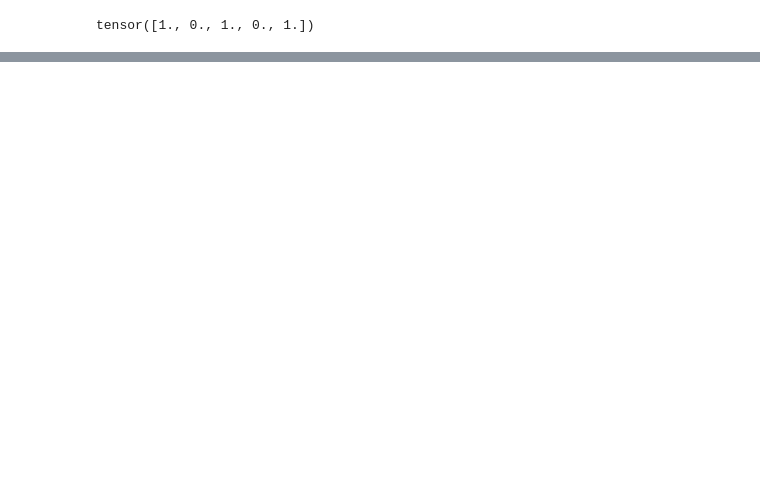
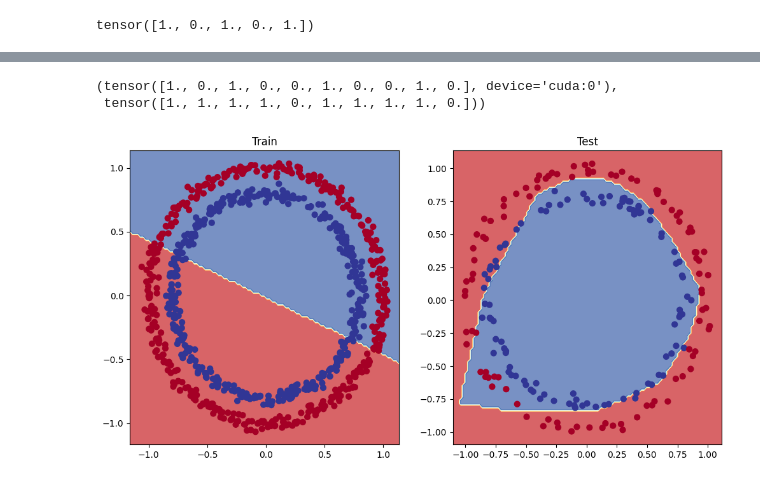
Before and after one commit to Jayasuryan0821-git/Pytorch_FreeCodeCamp, a Jupyter notebook: pytorch_classifier.ipynb, the cells around one changed output, grey strips where cells are left out. Cells and saved outputs as stored; diff of their text form; code cells hidden in the pictures; blank space fills up the shorter version.

```diff
--- a/pytorch_classifier.ipynb
+++ b/pytorch_classifier.ipynb
@@ -241,0 +455,12 @@ Epoch: 90 | Loss: 0.69298, Accuracy: 51.50% | Test loss: 0.69473, Test acc: 45.5
+# %%
+X = torch.from_numpy(X).type(torch.float)
+y = torch.from_numpy(y).type(torch.float)
+
+# Split into train and test sets
+X_train, X_test, y_train, y_test = train_test_split(X,
+                                                    y,
+                                                    test_size=0.2,
+                                                    random_state=42
+)
+
+X_train[:5], y_train[:5]
@@ -241,0 +498,23 @@ Epoch: 90 | Loss: 0.69298, Accuracy: 51.50% | Test loss: 0.69473, Test acc: 45.5
+# %%
+torch.manual_seed(42)
+epochs = 1000
+X_train, y_train = X_train.to(device), y_train.to(device)
+X_test, y_test = X_test.to(device), y_test.to(device)
+for epoch in range(epochs):
+  y_logits = model_3(X_train).squeeze()
+  y_pred = torch.round(torch.sigmoid(y_logits))
+  loss = loss_fn(y_logits,y_train)
+  acc = accuracy_fn(y_train,y_pred)
+  optimizer.zero_grad()
+  loss.backward()
+  optimizer.step()
+
+  model_3.eval()
+  with torch.inference_mode():
+    test_logits = model_3(X_test).squeeze()
+    test_pred = torch.round(torch.sigmoid(test_logits))
+    test_loss = loss_fn(test_logits,y_test)
+    test_acc = accuracy_fn(y_test,test_pred)
+
+  if epoch % 100 == 0:
+    print(f"Epoch: {epoch} | Loss: {loss:.5f}, Accuracy: {acc:.2f}% | Test Loss: {test_loss:.5f}, Test Accuracy: {test_acc:.2f}%")
@@ -241,0 +532,19 @@ Epoch: 90 | Loss: 0.69298, Accuracy: 51.50% | Test loss: 0.69473, Test acc: 45.5
+# %%
+model_3.eval()
+with torch.inference_mode():
+    y_preds = torch.round(torch.sigmoid(model_3(X_test))).squeeze()
+y_preds[:10], y[:10]
+# %% [output]
+(tensor([1., 0., 1., 0., 0., 1., 0., 0., 1., 0.], device='cuda:0'),
+ tensor([1., 1., 1., 1., 0., 1., 1., 1., 1., 0.]))
+# %%
+# Plot decision boundaries for training and test sets
+plt.figure(figsize=(12, 6))
+plt.subplot(1, 2, 1)
+plt.title("Train")
+plot_decision_boundary(model_1, X_train, y_train) # model_1 = no non-linearity
+plt.subplot(1, 2, 2)
+plt.title("Test")
+plot_decision_boundary(model_3, X_test, y_test) # model_3 = has non-linearity
+# %% [output]
+[figure, added]
```
Also changed, not shown: parts of 23 cells of this notebook.
